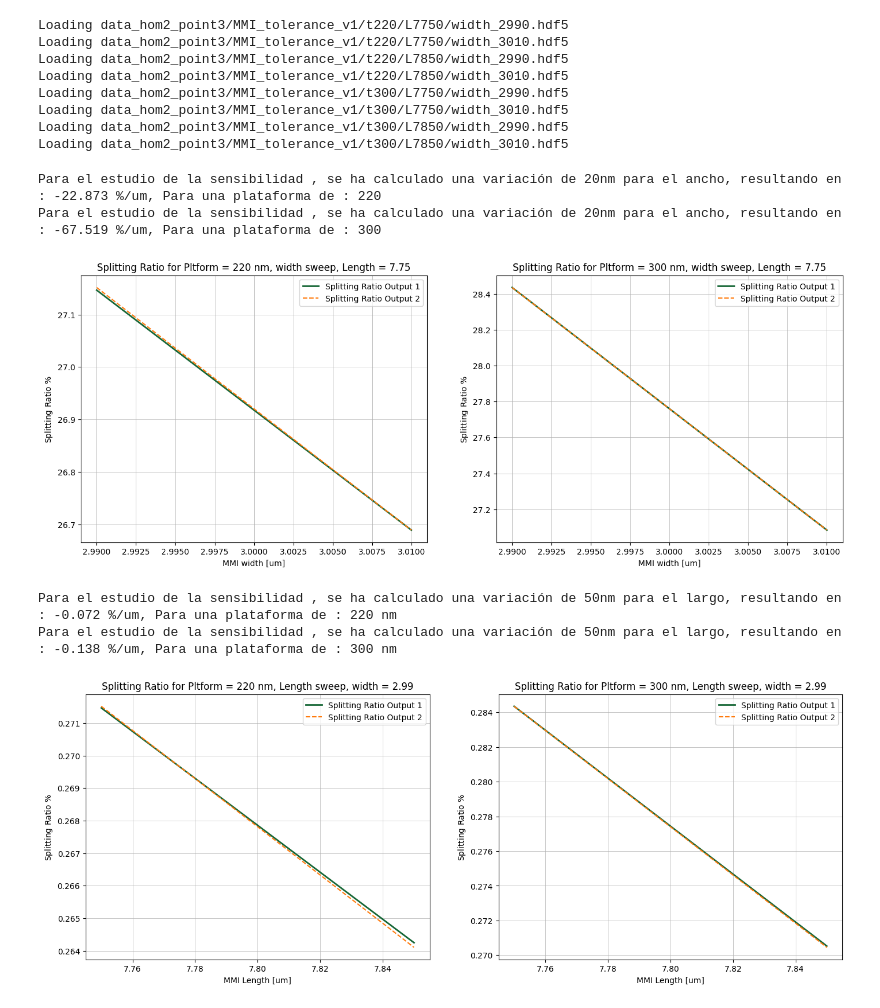
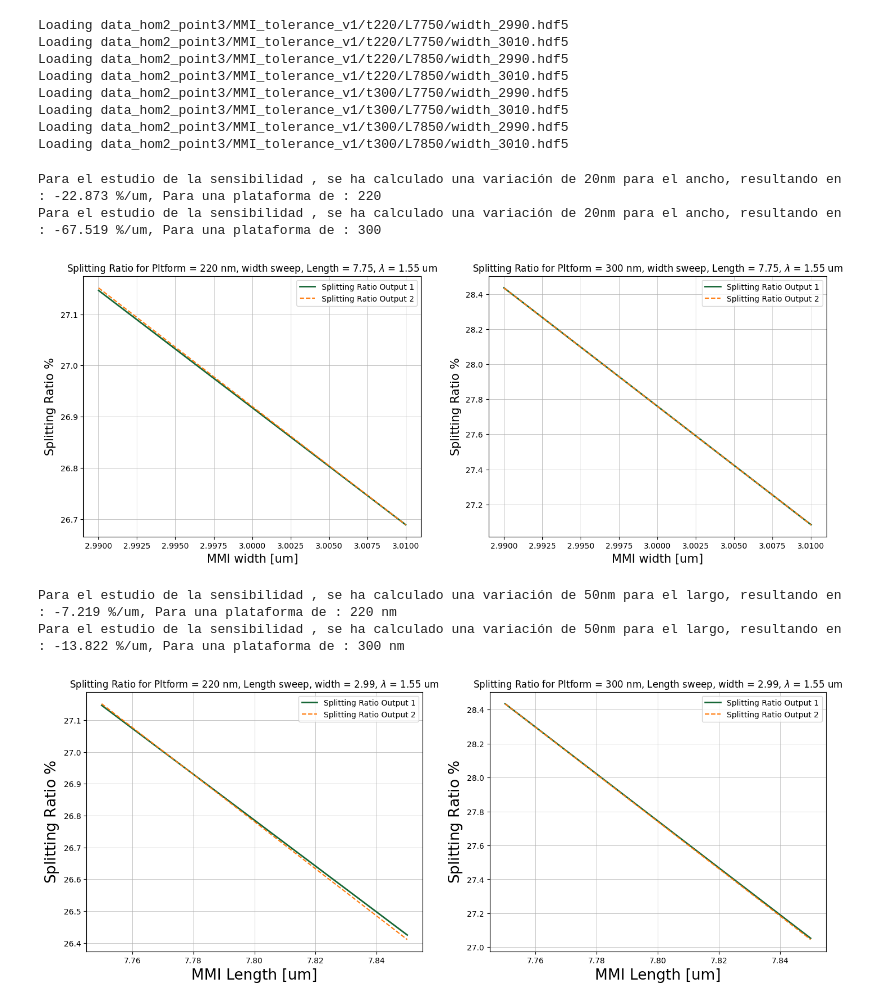
Before and after one commit to Juanes2001/GDS_py_TDY_venv, a Jupyter notebook: notebooks/HOM2_point3.ipynb, the cells around one changed output. Saved outputs shown, nothing was run; the diff lists cells and outputs as text; code cells hidden in the pictures.

```diff
--- a/notebooks/HOM2_point3.ipynb
+++ b/notebooks/HOM2_point3.ipynb
@@ -541,7 +541,7 @@ for thick_idx in range(2):
         plt.colorbar(im, ax=axes1[thick_idx][length_idx]).set_label("|E| Field distribution")
         axes1[thick_idx][length_idx].plot(np.ones(len(y_L))*(-11),y_L, lw = 3 ,color = "red", linestyle = "--" , label = "Length limits")
         axes1[thick_idx][length_idx].plot(np.ones(len(y_L))*(sweep_MMI_L[0]-11),y_L, lw = 3 ,color = "red",linestyle = "--")
-        axes1[thick_idx][length_idx].plot(np.ones(len(y_L))*(sweep_MMI_L[length_idx]-11),y_L, lw = 3 ,color = "blue",linestyle = "-" )
+        axes1[thick_idx][length_idx].plot(np.ones(len(y_L))*(sweep_MMI_L[length_idx*3]-11),y_L, lw = 3 ,color = "blue",linestyle = "-" )
 
 
 axes1[0][0].legend(loc = "upper left",fontsize=8,handlelength=1,borderpad=0.3,labelspacing=0.3)
@@ -776,10 +778,11 @@ for thick_idx in range(2):
     axes5[thick_idx].plot(sweep_wavelength, Splitting_ratio_OUT2, label="Splitting Ratio Output 2", linestyle='--')
     axes5[thick_idx].set_title(
         f"Splitting Ratio for Pltform = {[220, 300][thick_idx]} nm, Wavelength sweep, length = {sweep_MMI_L[[length_optimized_220,length_optimized_300][thick_idx]]:.2f} um ,width = {sweep_MMI_W[width_fixed]:.2f} um")
-    axes5[thick_idx].set_xlabel(r"Wavelength [um]")
-    axes5[thick_idx].set_ylabel(r"Splitting Ratio $\%$")
+    axes5[thick_idx].set_xlabel(r"Wavelength [um]", fontsize = 20)
+    axes5[thick_idx].set_ylabel(r"Splitting Ratio $\%$", fontsize = 20)
     axes5[thick_idx].legend(loc='best')
     axes5[thick_idx].grid(True, lw=0.5)
+    axes5[thick_idx].tick_params(axis='both', labelsize=15)
 
 
 plt.tight_layout()
@@ -790,17 +793,19 @@ fig_loss2, ax_loss2 = plt.subplots(1,2,figsize=(14,8))
 
 ax_loss2[0].plot(sweep_wavelength, Losses_220, label="Insertion Loss", linestyle='--')
 ax_loss2[0].set_title(
-    f"Insertion Loss for Pltform = {[220, 300][0]} nm, Wavelength sweep, length = {sweep_MMI_L[[length_optimized_220,length_optimized_300][thick_idx]]:.2f} um,width = {sweep_MMI_W[width_fixed]:.2f} um")
-ax_loss2[0].set_xlabel(r"Wavelength [um]")
-ax_loss2[0].set_ylabel(r"Loss (dBs)")
+    f"Insr. Loss, Pltf = {[220, 300][0]} nm, Wavelength sweep, length = {sweep_MMI_L[[length_optimized_220,length_optimized_300][thick_idx]]:.2f} um,width = {sweep_MMI_W[width_fixed]:.2f} um")
+ax_loss2[0].set_xlabel(r"Wavelength [um]", fontsize = 20)
+ax_loss2[0].set_ylabel(r"Loss (dBs)", fontsize = 20)
 ax_loss2[0].grid(True, lw=0.5)
+ax_loss2[0].tick_params(axis='both', labelsize=15)
 
 ax_loss2[1].plot(sweep_wavelength, Losses_300, label="Insertion Loss", linestyle='--')
 ax_loss2[1].set_title(
-    f"Insertion Loss for Pltform = {[220, 300][1]} nm, Wavelength sweep, length = {sweep_MMI_L[[length_optimized_220,length_optimized_300][thick_idx]]:.2f} um ,width = {sweep_MMI_W[width_fixed]:.2f} um")
-ax_loss2[1].set_xlabel(r"Wavelength [um]")
-ax_loss2[1].set_ylabel(r"Loss (dBs)")
+    f"Insr. Loss, Pltf = {[220, 300][1]} nm, Wavelength sweep, length = {sweep_MMI_L[[length_optimized_220,length_optimized_300][thick_idx]]:.2f} um ,width = {sweep_MMI_W[width_fixed]:.2f} um")
+ax_loss2[1].set_xlabel(r"Wavelength [um]", fontsize = 20)
+ax_loss2[1].set_ylabel(r"Loss (dBs)", fontsize = 20)
 ax_loss2[1].grid(True, lw=0.5)
+ax_loss2[1].tick_params(axis='both', labelsize=15)
 
 
 plt.tight_layout()
@@ -941,9 +946,9 @@ for thick_idx in range(2):
 
     axes6[thick_idx].plot(sweep_MMI_W_tol,Splitting_ratio_OUT1, label = "Splitting Ratio Output 1", lw = 2)
     axes6[thick_idx].plot(sweep_MMI_W_tol,Splitting_ratio_OUT2, label = "Splitting Ratio Output 2", linestyle = '--')
-    axes6[thick_idx].set_title(f"Splitting Ratio for Pltform = {[220,300][thick_idx]} nm, width sweep, Length = {sweep_MMI_L_tol[length_fixed]:.2f}")
-    axes6[thick_idx].set_xlabel(r"MMI width [um]")
-    axes6[thick_idx].set_ylabel(r"Splitting Ratio $\%$")
+    axes6[thick_idx].set_title(f"Splitting Ratio for Pltform = {[220,300][thick_idx]} nm, width sweep, Length = {sweep_MMI_L_tol[length_fixed]:.2f}, $\lambda$ = {sweep_wavelength[wv_fixed]:.2f} um")
+    axes6[thick_idx].set_xlabel(r"MMI width [um]",fontsize = 15)
+    axes6[thick_idx].set_ylabel(r"Splitting Ratio $\%$",fontsize = 15)
     axes6[thick_idx].legend(loc='best')
     axes6[thick_idx].grid(True, lw = 0.5)
 
@@ -951,7 +956,7 @@ plt.show()
 # %% [output]
 Para el estudio de la sensibilidad , se ha calculado una variación de 20nm para el ancho, resultando en : -22.873 %/um, Para una plataforma de : 220
 Para el estudio de la sensibilidad , se ha calculado una variación de 20nm para el ancho, resultando en : -67.519 %/um, Para una plataforma de : 300
-[figure, old version]
+[figure, new version]
 # %%
 ## Ahora para la tolerancia en el largo
 
@@ -1016,38 +1021,38 @@ for thick_idx in range(2):
         Sx_OUT2R = 0.5 * np.real(Ey_OUT2R * np.conj(Hz_OUT2R) - Ez_OUT2R * np.conj(Hy_OUT2R))
 
         x_coords_OUT2 = Sx_OUT2R.coords['y'].values
         y_coords_OUT2 = Sx_OUT2R.coords['z'].values
 
         dx = np.diff(x_coords_OUT2).mean()
         dy = np.diff(y_coords_OUT2).mean()
 
         arr_Sx_OUT2R = Sx_OUT2R.values
 
         P_OUT2 = np.sum(arr_Sx_OUT2R) * dx * dy
 
         # Calculamos el Splitting ratio
 
-        Splitting_ratio_OUT1[length_idx] = P_OUT1 / P_IN
-        Splitting_ratio_OUT2[length_idx] = P_OUT2 / P_IN
+        Splitting_ratio_OUT1[length_idx] = P_OUT1 *100/ P_IN
+        Splitting_ratio_OUT2[length_idx] = P_OUT2 *100/ P_IN
 
     ## Sensitibity estimation
 
     sens = (Splitting_ratio_OUT1[1]-Splitting_ratio_OUT1[0])/(sweep_MMI_L_tol[1]-sweep_MMI_L_tol[0])
 
     print(f"Para el estudio de la sensibilidad , se ha calculado una variación de 50nm para el largo, resultando en : {sens:.3f} %/um, Para una plataforma de : {[220,300][thick_idx]} nm")
 
 
     axes7[thick_idx].plot(sweep_MMI_L_tol, Splitting_ratio_OUT1, label="Splitting Ratio Output 1", lw=2)
     axes7[thick_idx].plot(sweep_MMI_L_tol, Splitting_ratio_OUT2, label="Splitting Ratio Output 2", linestyle='--')
     axes7[thick_idx].set_title(
-        f"Splitting Ratio for Pltform = {[220, 300][thick_idx]} nm, Length sweep, width = {sweep_MMI_W_tol[width_fixed]:.2f}")
-    axes7[thick_idx].set_xlabel(r"MMI Length [um]")
-    axes7[thick_idx].set_ylabel(r"Splitting Ratio $\%$")
+        fr"Splitting Ratio for Pltform = {[220, 300][thick_idx]} nm, Length sweep, width = {sweep_MMI_W_tol[width_fixed]:.2f}, $\lambda$ = {sweep_wavelength[wv_fixed]:.2f} um")
+    axes7[thick_idx].set_xlabel(r"MMI Length [um]",fontsize = 19)
+    axes7[thick_idx].set_ylabel(r"Splitting Ratio $\%$",fontsize = 19)
     axes7[thick_idx].legend(loc='best')
     axes7[thick_idx].grid(True, lw=0.5)
 
 plt.show()
 # %% [output]
-Para el estudio de la sensibilidad , se ha calculado una variación de 50nm para el largo, resultando en : -0.072 %/um, Para una plataforma de : 220 nm
-Para el estudio de la sensibilidad , se ha calculado una variación de 50nm para el largo, resultando en : -0.138 %/um, Para una plataforma de : 300 nm
+Para el estudio de la sensibilidad , se ha calculado una variación de 50nm para el largo, resultando en : -7.219 %/um, Para una plataforma de : 220 nm
+Para el estudio de la sensibilidad , se ha calculado una variación de 50nm para el largo, resultando en : -13.822 %/um, Para una plataforma de : 300 nm
-[figure, old version]
+[figure, new version]
```
Also changed, not shown: parts of 2 cells of this notebook, 4 other files.
